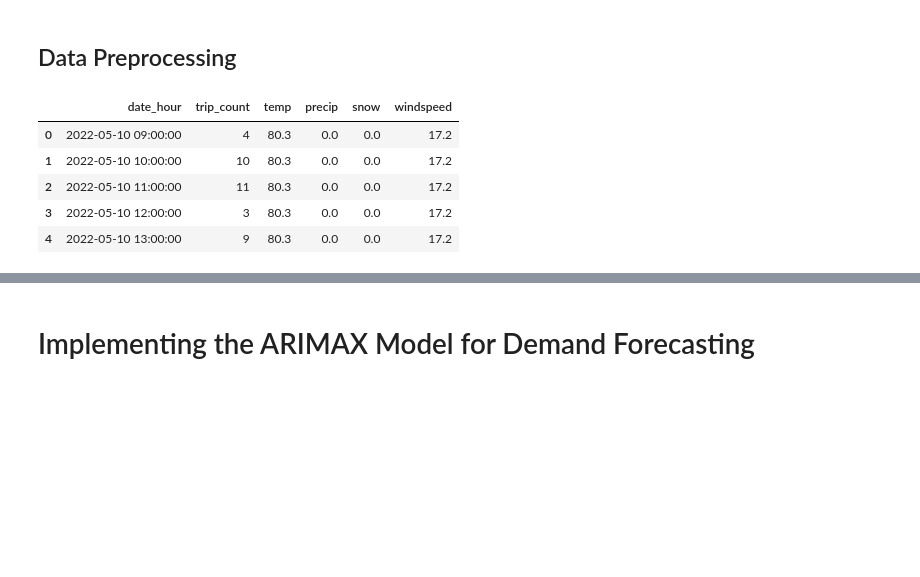
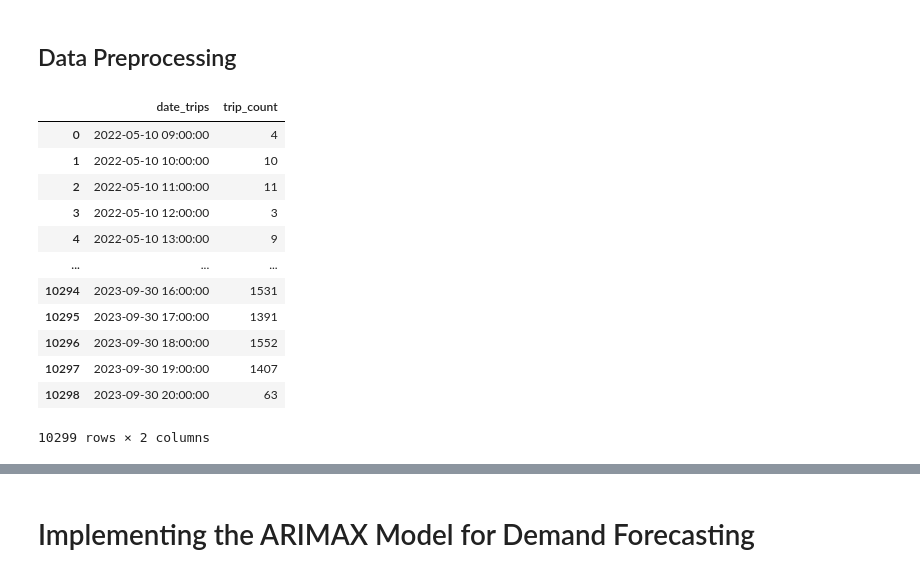
Before and after one commit to thienanbui/Electric-Scooter-Time-Series-Modeling, a Jupyter notebook: Capstone-Escooter.ipynb, the cells around one changed output, grey strips where cells are left out. Cells and saved outputs as stored; diff of their text form; code cells hidden in the pictures; blank space fills up the shorter version.

Commit message:
Added new EDA and adding Public Transit data engineering + cleanup

```diff
--- a/Capstone-Escooter.ipynb
+++ b/Capstone-Escooter.ipynb
@@ -199,7 +202,7 @@ Index(['name', 'datetime', 'tempmax', 'tempmin', 'temp', 'feelslikemax',
       dtype='object')
 # %%
 # Include cleaning up of weather dataset here
-df_weather = df_weather[['datetime', 'temp', 'precip', 'snow', 'windspeed']]
+df_weather = df_weather[['datetime', 'temp', 'precip', 'snow']]
 # %% [markdown]
 ### Gas Dataset
 # %%
@@ -277,7 +280,6 @@ df_e_scooter_trips['is_weekend'] = df_e_scooter_trips['day_of_week'].apply(lambd
 # %%
 # Ensure it's datetime format
 df_weather['datetime'] = pd.to_datetime(df_weather['datetime'])
-df_e_scooter_trips['date_for_merge'] = pd.to_datetime(df_e_scooter_trips['date_for_merge'])
 
 # Prepare df_e_scooter_trips for merging
 df_e_scooter_trips['date_for_merge'] = df_e_scooter_trips['Start Time'].dt.normalize()
@@ -387,27 +427,18 @@ hourly_demand = hourly_demand.merge(df_weather, left_on='date_hour', right_index
-# %%
-# Group by date and hour to aggregate trip counts
-df_e_scooter_trips['date_hour'] = df_e_scooter_trips['Start Time'].dt.floor('H')
-hourly_demand = df_e_scooter_trips.groupby('date_hour').size().reset_index(name='trip_count')
-
-# Extract date for merging
-hourly_demand['date'] = pd.to_datetime(hourly_demand['date_hour']).dt.date
-
-# Ensure weather data has a datetime index for merging and is of type date
-if not isinstance(df_weather.index, pd.DatetimeIndex):
-    df_weather.index = pd.to_datetime(df_weather.index)  # Ensure datetime index
-df_weather.index = df_weather.index.date  # Convert index to date
-
-# Merge aggregated trip data with weather data using the 'date' column
-hourly_demand = hourly_demand.merge(df_weather, left_on='date', right_index=True, how='left')
-
-# Drop merger columns
-hourly_demand = hourly_demand.drop(['date', 'datetime'], axis=1)
+# %%
+hourly_demand = df_e_scooter_trips.groupby('date_trips').size().reset_index(name='trip_count')
 # %%
-hourly_demand.head()
+hourly_demand
 # %% [output]
-|  | date_hour | trip_count | temp | precip | snow | windspeed |
-| 0 | 2022-05-10 09:00:00 | 4 | 80.3 | 0.0 | 0.0 | 17.2 |
-| 1 | 2022-05-10 10:00:00 | 10 | 80.3 | 0.0 | 0.0 | 17.2 |
-| 2 | 2022-05-10 11:00:00 | 11 | 80.3 | 0.0 | 0.0 | 17.2 |
-| 3 | 2022-05-10 12:00:00 | 3 | 80.3 | 0.0 | 0.0 | 17.2 |
-| 4 | 2022-05-10 13:00:00 | 9 | 80.3 | 0.0 | 0.0 | 17.2 |
+|  | date_trips | trip_count |
+| 0 | 2022-05-10 09:00:00 | 4 |
+| 1 | 2022-05-10 10:00:00 | 10 |
+| 2 | 2022-05-10 11:00:00 | 11 |
+| 3 | 2022-05-10 12:00:00 | 3 |
+| 4 | 2022-05-10 13:00:00 | 9 |
+| ... | ... | ... |
+| 10294 | 2023-09-30 16:00:00 | 1531 |
+| 10295 | 2023-09-30 17:00:00 | 1391 |
+| 10296 | 2023-09-30 18:00:00 | 1552 |
+| 10297 | 2023-09-30 19:00:00 | 1407 |
+| 10298 | 2023-09-30 20:00:00 | 63 |
+10299 rows × 2 columns
```
Also changed, not shown: parts of 21 cells of this notebook, 1 other file.
